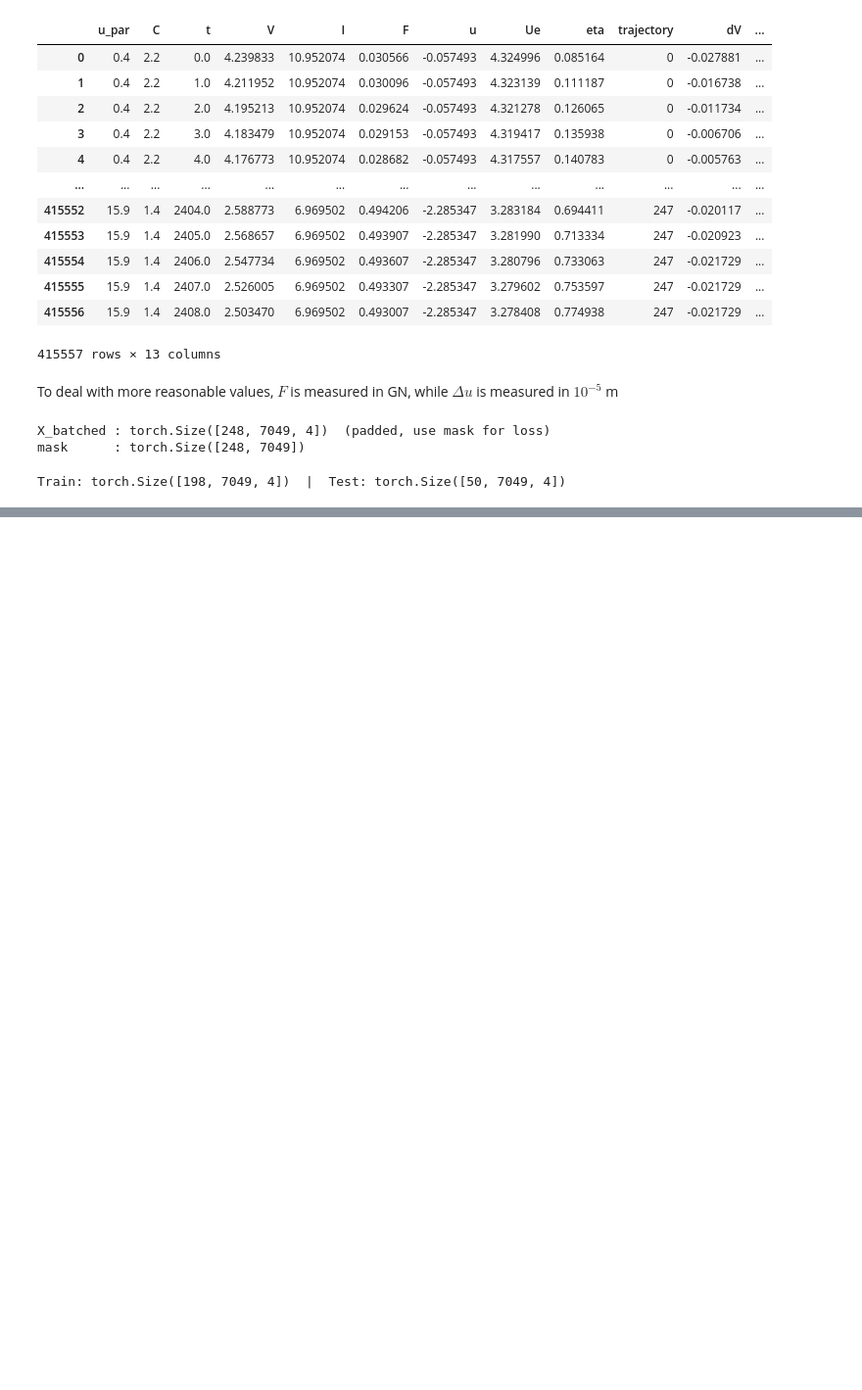
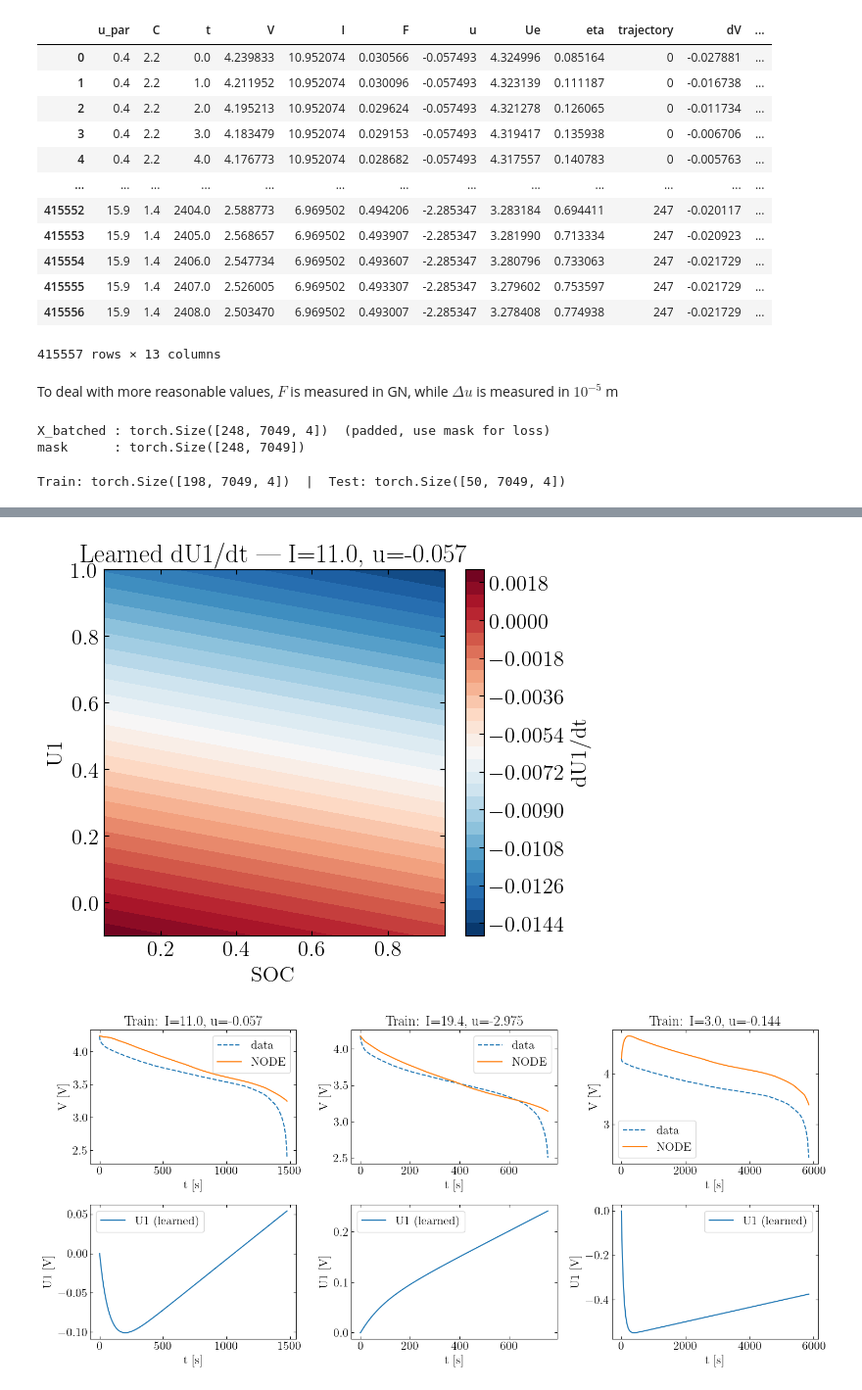
Before and after one commit to j-haralds/MSc_thesis, a Jupyter notebook: program/5_Multi/6_JN_NODE.ipynb, the cells around one changed output, grey strips where cells are left out. Shown at 98% size. Cells and saved outputs as stored; diff of their text form; code cells hidden in the pictures; blank space fills up the shorter version.

```diff
--- a/program/5_Multi/6_JN_NODE.ipynb
+++ b/program/5_Multi/6_JN_NODE.ipynb
@@ -241,0 +610,49 @@ print(V_rc_pred[idx, :t_max])
+# %%
+# ╔══════════════════════════════════════════════════════════╗
+# ║  Evaluate                                                ║
+# ╚══════════════════════════════════════════════════════════╝
+
+# Plot a few training trajectories
+fig_train = plot_predictions(model, train_trajs[:3], title_prefix='Train: ')
+
+# Plot test trajectories
+fig_test = plot_predictions(model, test_trajs[:3], title_prefix='Test: ')
+
+
+# ╔══════════════════════════════════════════════════════════╗
+# ║  Inspect the learned vector field (optional)             ║
+# ╚══════════════════════════════════════════════════════════╝
+# This helps you check whether dU1/dt has a sensible shape.
+# For a fixed (I, u), sweep U1 and SOC and plot dU1/dt.
+
+def plot_vector_field(model, I_val, u_val, n_grid=30):
+    """Visualise dU1/dt as a function of (SOC, U1) at fixed I, u."""
+    soc_grid = np.linspace(0.05, 0.95, n_grid)
+    u1_grid  = np.linspace(-0.1, 1.0, n_grid)
+    SOC_g, U1_g = np.meshgrid(soc_grid, u1_grid)
+
+    SOC_t = torch.tensor(SOC_g.ravel(), dtype=torch.float32).unsqueeze(-1)
+    U1_t  = torch.tensor(U1_g.ravel(),  dtype=torch.float32).unsqueeze(-1)
+    I_t   = torch.full_like(SOC_t, I_val)
+    u_t   = torch.full_like(SOC_t, u_val)
+
+    with torch.no_grad():
+        dU1 = model.ode.u1_net(U1_t, SOC_t, I_t, u_t).numpy().reshape(n_grid, n_grid)
+
+    fig, ax = plt.subplots(figsize=(6, 5))
+    c = ax.contourf(SOC_g, U1_g, dU1, levels=30, cmap='RdBu_r')
+    fig.colorbar(c, ax=ax, label='dU1/dt')
+    ax.set_xlabel('SOC')
+    ax.set_ylabel('U1')
+    ax.set_title(f'Learned dU1/dt  |  I={I_val:.1f}, u={u_val:.3f}')
+    fig.tight_layout()
+    return fig
+
+
+# Example: plot for the first training trajectory's (I, u)
+plot_vector_field(model,
+                  I_val=train_trajs[0]['I'].item(),
+                  u_val=train_trajs[0]['u'].item())
+# %% [output]
+[figure, added]
+[figure, added]
```
Also changed, not shown: parts of 18 cells of this notebook, 3 other files.
